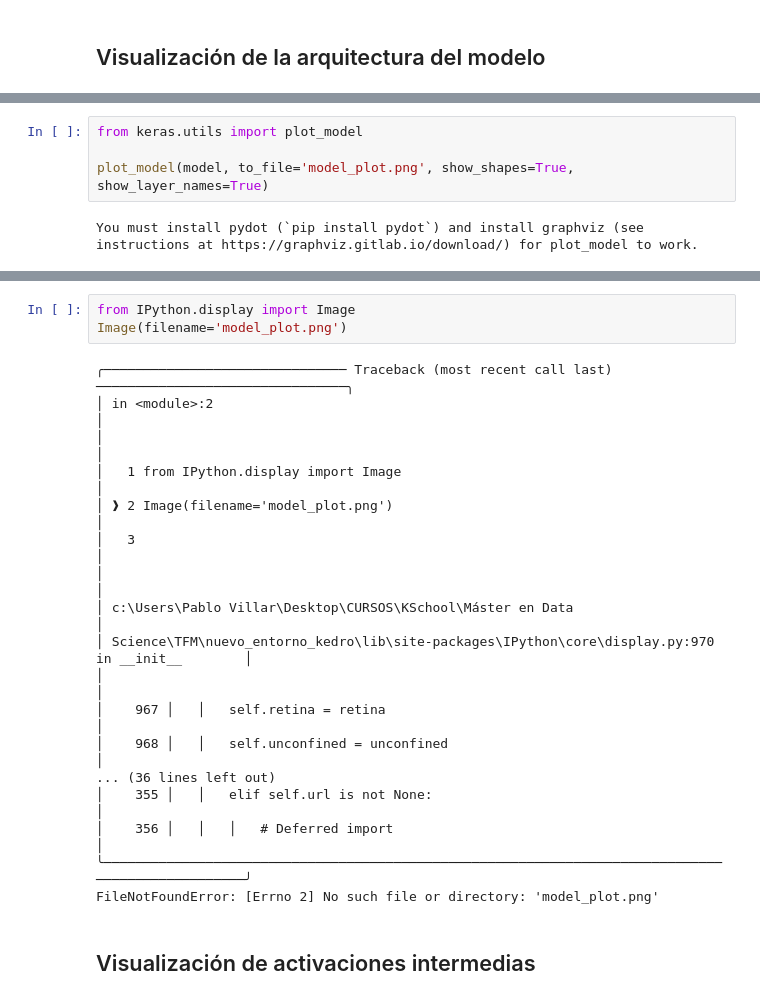
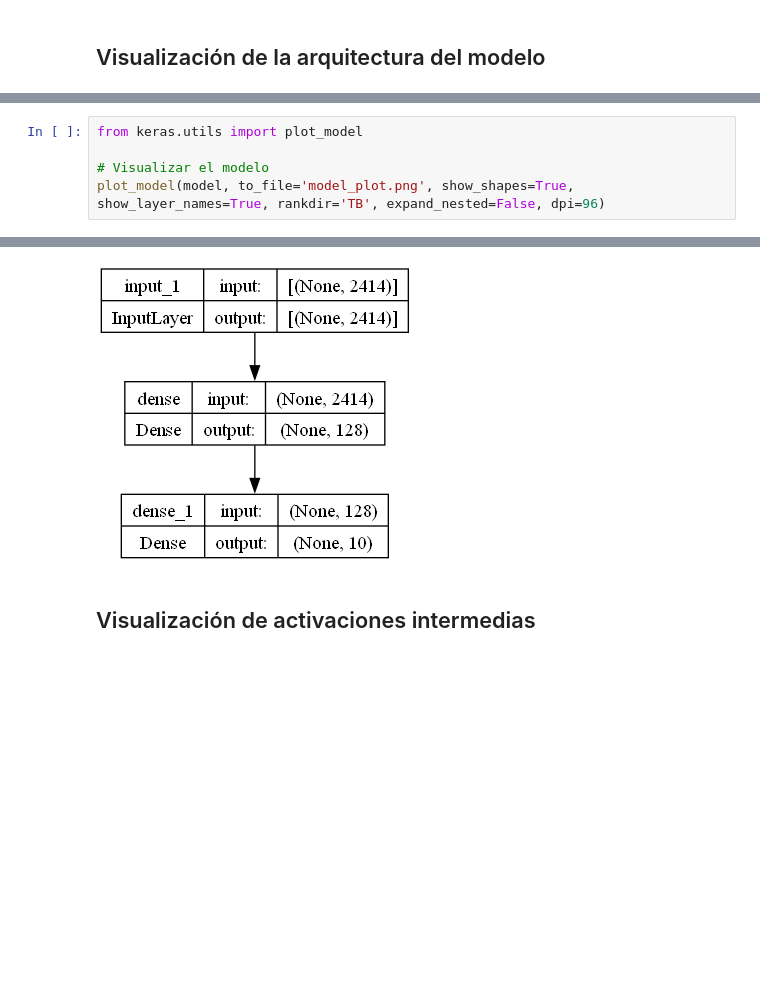
Before and after one commit to pablovdcf/TFM_HADO_Cares, a Jupyter notebook: hado/notebooks/8.Models.ipynb, the cells around one changed output, grey strips where cells are left out. Drawn from its saved outputs; the diff is of its cells as text; blank space fills up the shorter version.

```diff
--- a/hado/notebooks/8.Models.ipynb
+++ b/hado/notebooks/8.Models.ipynb
@@ -1959,6 +2075,6 @@ weighted avg       0.99      0.99      0.99       803
 # %%
 from keras.utils import plot_model
 
-plot_model(model, to_file='model_plot.png', show_shapes=True, show_layer_names=True)
+# Visualizar el modelo
+plot_model(model, to_file='model_plot.png', show_shapes=True, show_layer_names=True, rankdir='TB', expand_nested=False, dpi=96)
 # %% [output]
-You must install pydot (`pip install pydot`) and install graphviz (see instructions at https://graphviz.gitlab.io/download/) for plot_model to work.
@@ -1965,24 +2082,4 @@ You must install pydot (`pip install pydot`) and install graphviz (see instructi
+[figure, added]
-# %%
-from IPython.display import Image
-Image(filename='model_plot.png')
-# %% [output]
-╭─────────────────────────────── Traceback (most recent call last) ────────────────────────────────╮
-│ in <module>:2                                                                                    │
-│                                                                                                  │
-│   1 from IPython.display import Image                                                            │
-│ ❱ 2 Image(filename='model_plot.png')                                                             │
-│   3                                                                                              │
-│                                                                                                  │
-│ c:\Users\Pablo Villar\Desktop\CURSOS\KSchool\Máster en Data                                      │
-│ Science\TFM\nuevo_entorno_kedro\lib\site-packages\IPython\core\display.py:970 in __init__        │
-│                                                                                                  │
-│    967 │   │   self.retina = retina                                                              │
-│    968 │   │   self.unconfined = unconfined                                                      │
-... (36 lines left out)
-│    355 │   │   elif self.url is not None:                                                        │
-│    356 │   │   │   # Deferred import                                                             │
-╰──────────────────────────────────────────────────────────────────────────────────────────────────╯
-FileNotFoundError: [Errno 2] No such file or directory: 'model_plot.png'
 # %% [markdown]
 ## Visualización de activaciones intermedias
 # %%
```
Also changed, not shown: parts of 74 cells of this notebook, 10 other files.
